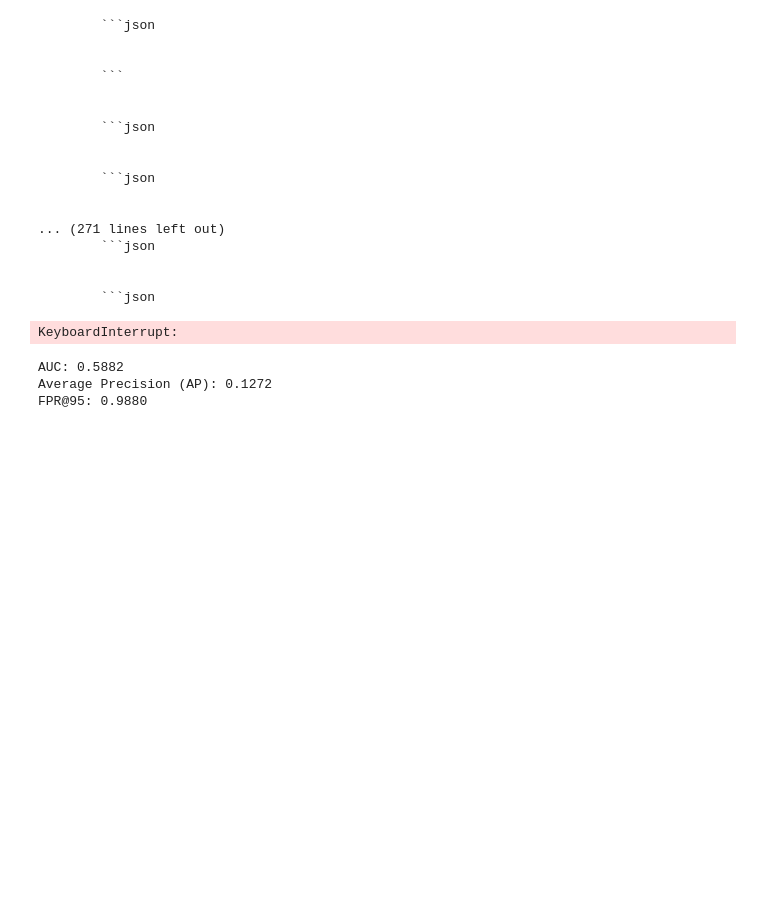
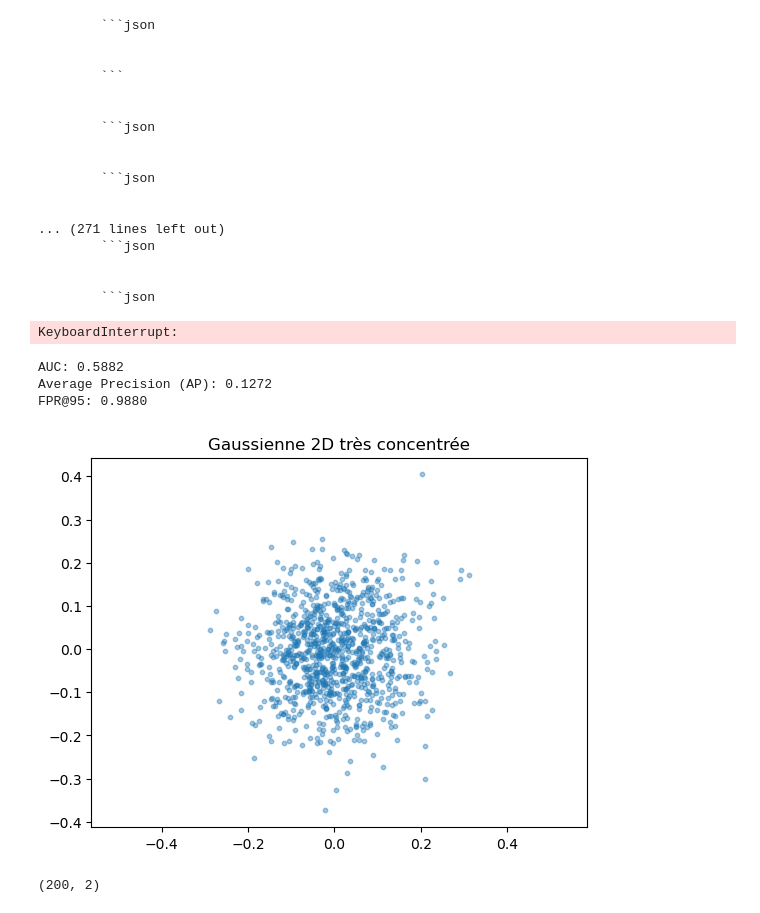
Before and after one commit to AmineYK/Textual-Anomaly-Detection-Framework, a Jupyter notebook: Anomaly Detection Framework/fm.ipynb, the cells around one changed output. Saved outputs shown, nothing was run; the diff lists cells and outputs as text; code cells hidden in the pictures; blank space fills up the shorter version.

```diff
--- a/Anomaly Detection Framework/fm.ipynb
+++ b/Anomaly Detection Framework/fm.ipynb
@@ -4941,3 +4941,16 @@ print(f"FPR@95: {fpr95:.4f}")
 AUC: 0.5882
 Average Precision (AP): 0.1272
 FPR@95: 0.9880
+# %%
+mean = np.array([0.0, 0.0])
+cov = 0.01 * np.eye(2)
+
+x = np.random.multivariate_normal(mean, cov, n)
+
+plt.figure()
+plt.scatter(x[:, 0], x[:, 1], alpha=0.4, s=10)
+plt.axis("equal")
+plt.title("Gaussienne 2D très concentrée")
+plt.show()
+# %% [output]
+[figure, added]
@@ -4943,0 +4962,4 @@ FPR@95: 0.9880
+# %%
+x.shape
+# %% [output]
+(200, 2)
```
Also changed, not shown: parts of 2 cells of this notebook, 4 other files.
